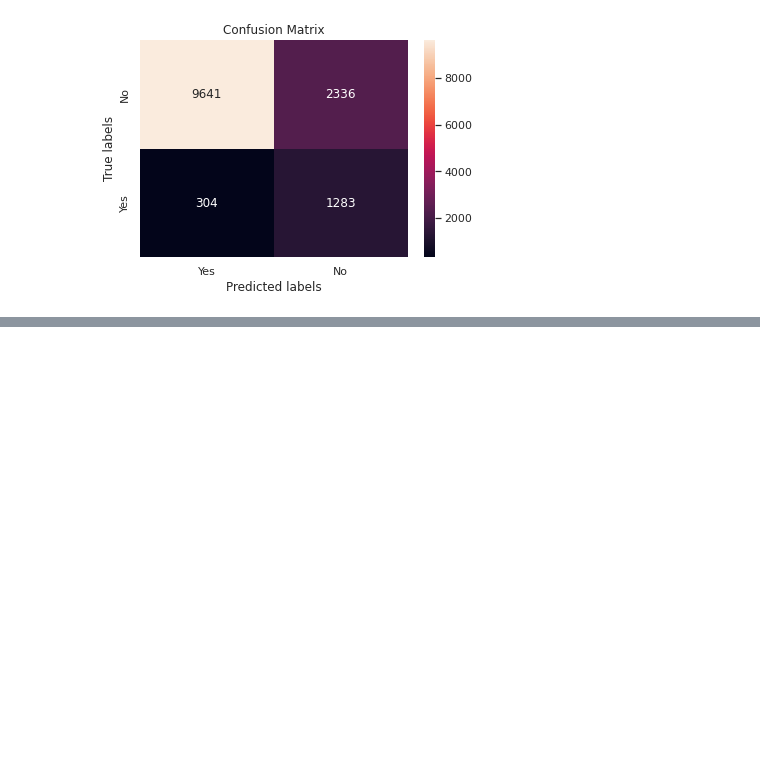
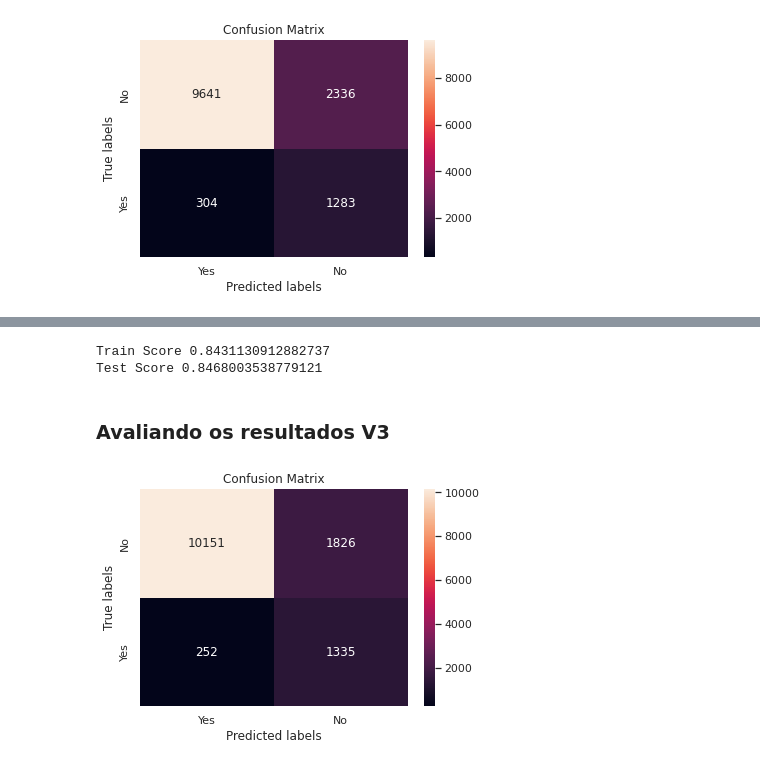
Before and after one commit to SalisEduardo/Cases-Machine-Learning, a Jupyter notebook: Negócios/Bank Marketing Data Set/resolução.ipynb, the cells around one changed output, grey strips where cells are left out. Saved outputs shown, nothing was run; the diff lists cells and outputs as text; code cells hidden in the pictures; blank space fills up the shorter version.

```diff
--- a/Negócios/Bank Marketing Data Set/resolução.ipynb
+++ b/Negócios/Bank Marketing Data Set/resolução.ipynb
@@ -695,0 +726,40 @@ ax.xaxis.set_ticklabels(['Yes', 'No']); ax.yaxis.set_ticklabels(['No', 'Yes']);
+# %%
+full_pipeline_v3 = ColumnTransformer([
+    ("num",StandardScaler(),numericas),
+    ("cat",OneHotEncoder(),categoricas)
+])
+
+full_pipeline_v3
+
+X_v3 = bank_data.copy().drop("y",axis=1)
+X_v3 = full_pipeline_v3.fit_transform(X_v3)
+
+y_v3 = bank_data["y"].values
+
+X_train_v3, X_test_v3, y_train_v3, y_test_v3 = train_test_split(X_v3,y_v3,
+            stratify=y_v3 , random_state=14, test_size=0.3)
+
+
+
+lr_v3 = LogisticRegression(class_weight="balanced",max_iter=500)
+lr_v3.fit(X_train_v3,y_train_v3)
+print("Train Score",lr_v3.score(X_train_v3,y_train_v3))
+print("Test Score",lr_v3.score(X_test_v3,y_test_v3))
+y_pred_v3 = lr_v3.predict(X_test_v3)
+y_pred_prob_v3 = lr_v3.predict_proba(X_test_v3)[:,1]
+# %% [output]
+Train Score 0.8431130912882737
+Test Score 0.8468003538779121
+# %% [markdown]
+### Avaliando os resultados V3
+# %%
+
+ax= plt.subplot()
+sns.heatmap(confusion_matrix(y_test_v3,y_pred_v3), annot=True, fmt='g', ax=ax);  #annot=True to annotate cells, ftm='g' to disable scientific notation
+
+# labels, title and ticks
+ax.set_xlabel('Predicted labels');ax.set_ylabel('True labels');
+ax.set_title('Confusion Matrix');
+ax.xaxis.set_ticklabels(['Yes', 'No']); ax.yaxis.set_ticklabels(['No', 'Yes']);
+# %% [output]
+[figure, added]
```
Also changed, not shown: parts of 41 cells of this notebook.
